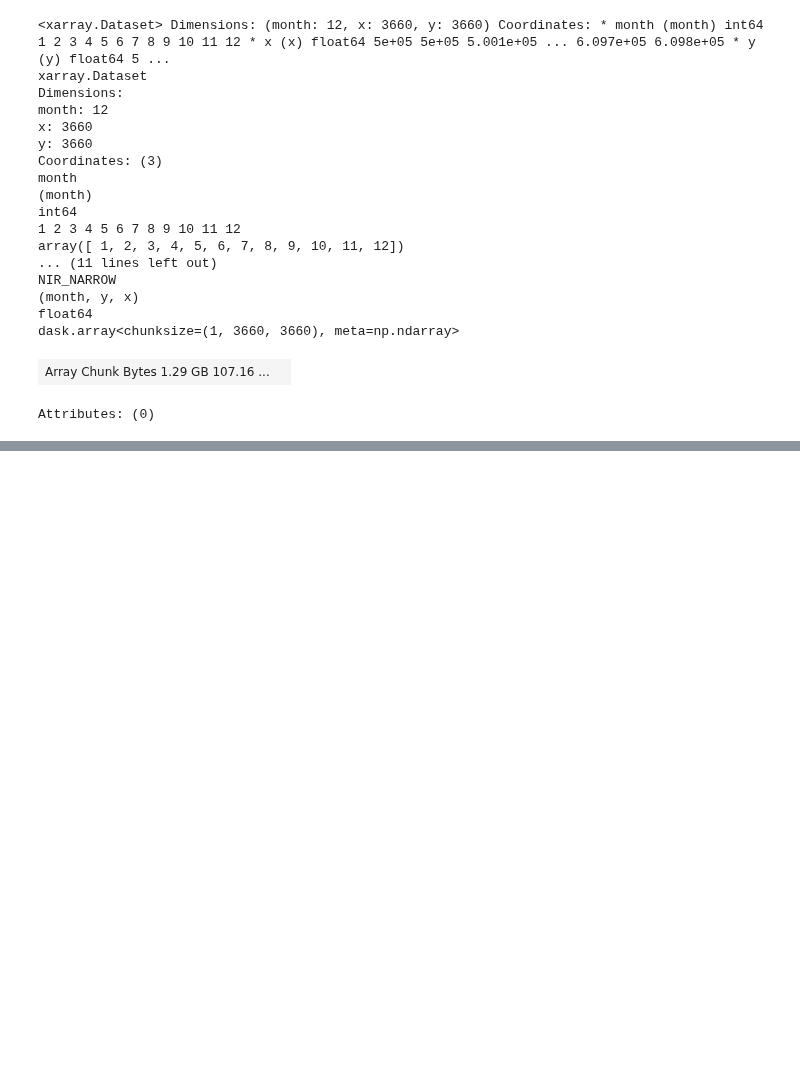
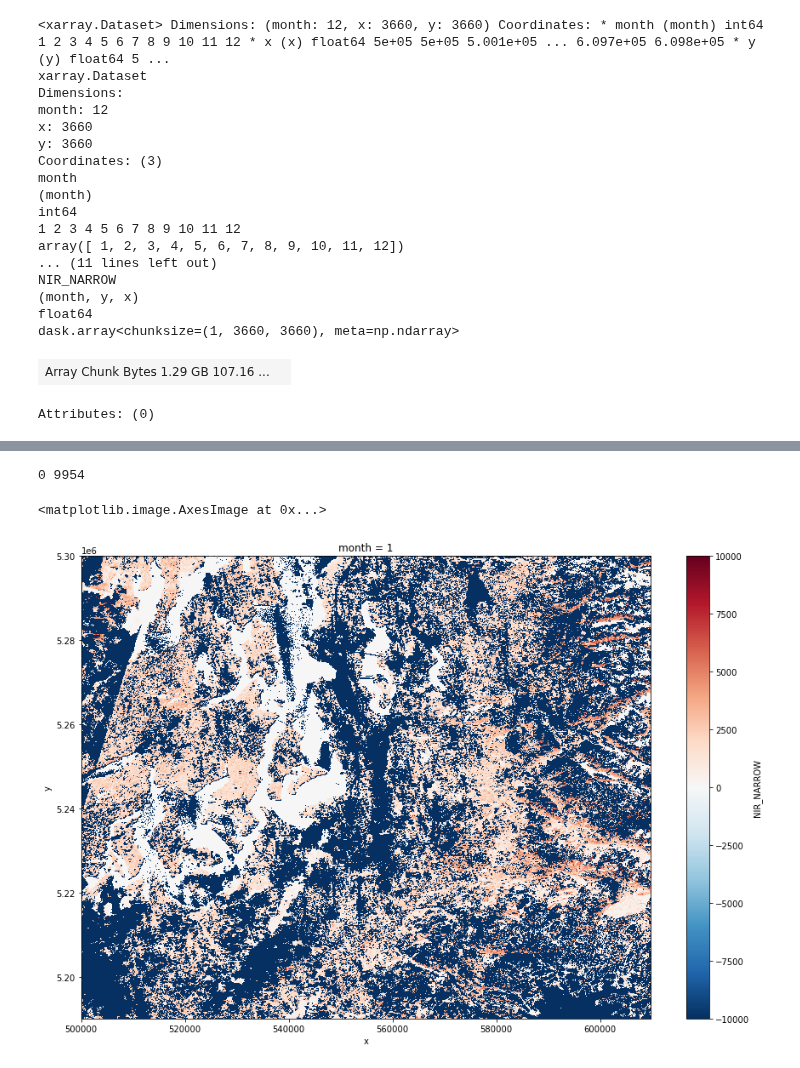
Before and after one commit to csp-inc/data-ingestion, a Jupyter notebook: hls-masked-monthly-median-qa.ipynb, the cells around one changed output, grey strips where cells are left out. Saved outputs shown, nothing was run; the diff lists cells and outputs as text; code cells hidden in the pictures; blank space fills up the shorter version.

```diff
--- a/hls-masked-monthly-median-qa.ipynb
+++ b/hls-masked-monthly-median-qa.ipynb
@@ -127,0 +126,9 @@ tile.sel(month=7)['NIR_NARROW'].fillna(-5000).plot.imshow(size=10)
+# %%
+# January in Seattle...should have a lot of missing data
+jan = tile.sel(month=1)['NIR_NARROW'].persist()
+assert_bounds(jan, 0, 10000)
+jan.fillna(-10000).plot.imshow(size=10)
+# %% [output]
+0 9954
+<matplotlib.image.AxesImage at 0x...>
+[figure, added]
```
Also changed, not shown: parts of 10 cells of this notebook, 3 other files.
